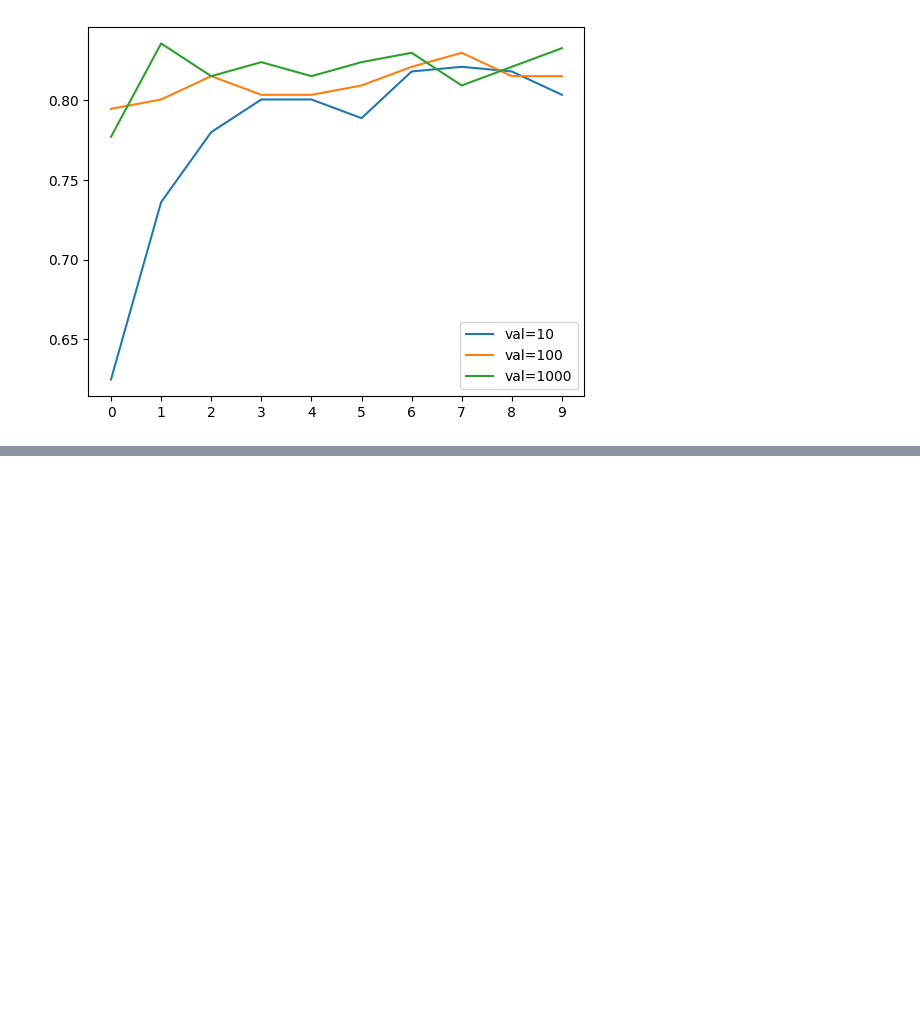
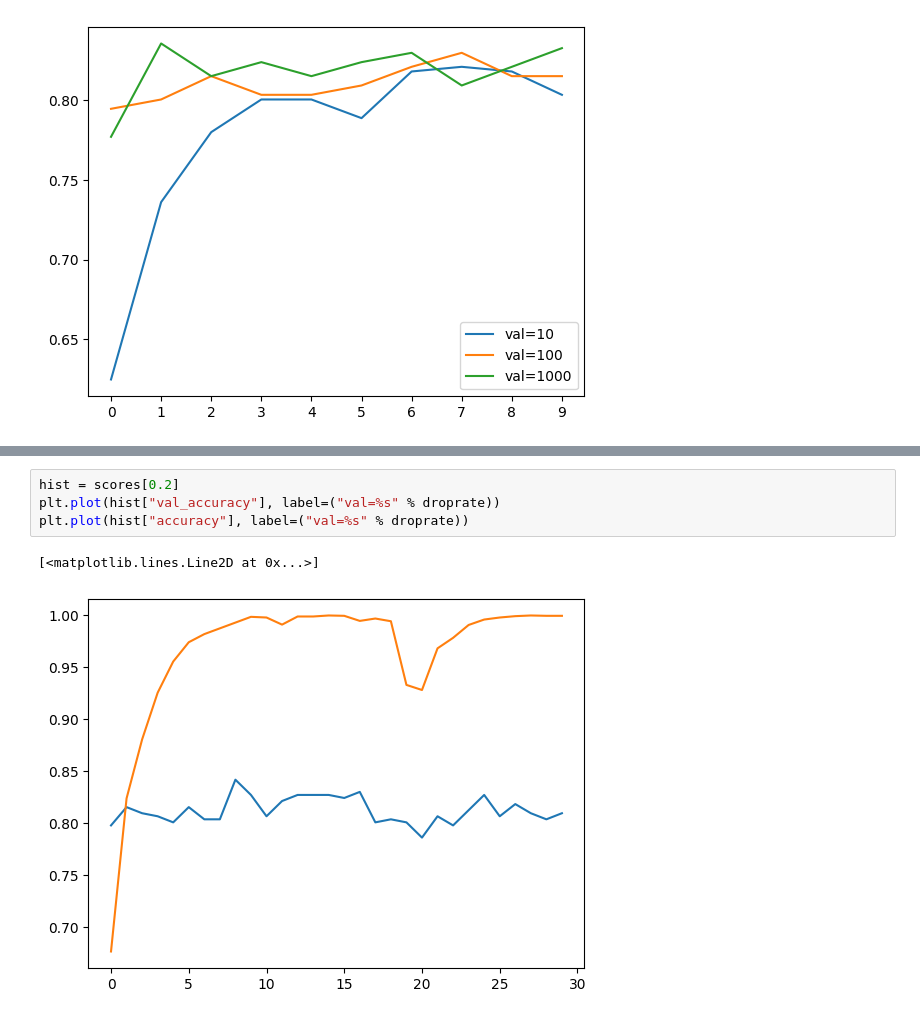
Before and after one commit to TheManuAi/ML-Zoomcamp, a Jupyter notebook: Week8 - Deep Learning/dl.ipynb, the cells around one changed output, grey strips where cells are left out. Drawn from its saved outputs; the diff is of its cells as text; blank space fills up the shorter version.

```diff
--- a/Week8 - Deep Learning/dl.ipynb
+++ b/Week8 - Deep Learning/dl.ipynb
@@ -535,0 +646,7 @@ plt.legend()
+# %%
+hist = scores[0.2]
+plt.plot(hist["val_accuracy"], label=("val=%s" % droprate))
+plt.plot(hist["accuracy"], label=("val=%s" % droprate))
+# %% [output]
+[<matplotlib.lines.Line2D at 0x...>]
+[figure, added]
```
Also changed, not shown: parts of 3 cells of this notebook.
